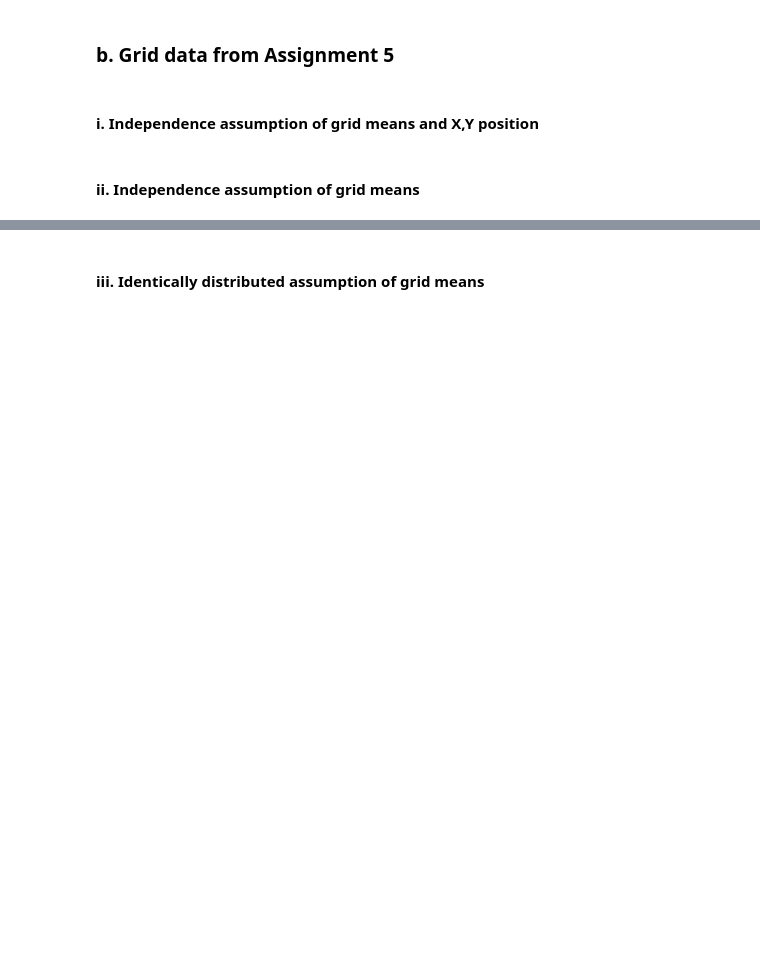
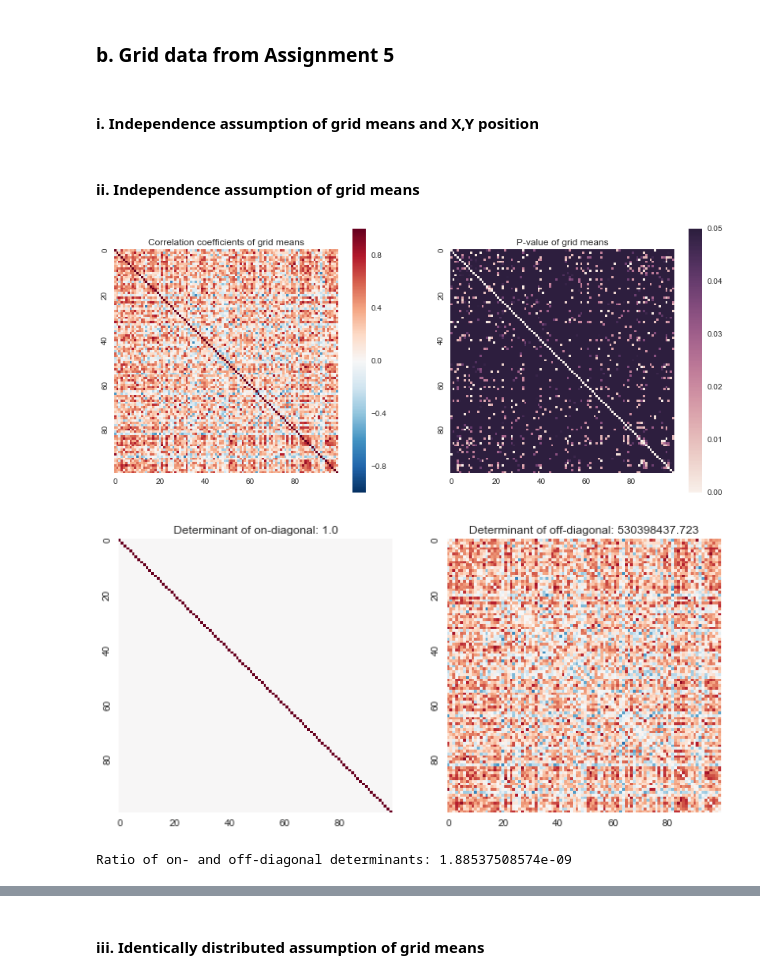
Before and after one commit to Upward-Spiral-Science/chengchang, a Jupyter notebook: Assignment 6.ipynb, the cells around one changed output, grey strips where cells are left out. Cells and saved outputs as stored; diff of their text form; code cells hidden in the pictures; blank space fills up the shorter version.

```diff
--- a/Assignment 6.ipynb
+++ b/Assignment 6.ipynb
@@ -163,8 +160,50 @@ with open('Z_labels.pickle') as f:
 
 # Read grid means
 with open('grid_data.pickle') as f:
-    grid_means, grid_z = pickle.load(f)
+    grid_means, grid_x, grid_y, grid_z = pickle.load(f)
 # %% [markdown]
 #### i. Independence assumption of grid means and X,Y position
 # %% [markdown]
 #### ii. Independence assumption of grid means
+# %%
+out3 = np.array([grid_means[grid_z==z] for z in zvals], dtype=np.float64).T
+
+import scipy.spatial.distance as dist
+
+corr = np.corrcoef(out3)
+
+# # Pearson's correlation coefficients
+# corr = dist.squareform(dist.pdist(out, lambda x, y: ss.pearsonr(x, y)[0]))
+
+# p-values
+pval = dist.squareform(dist.pdist(out3, lambda x, y: ss.pearsonr(x, y)[1]))
+
+plt.figure(figsize=(14, 6))
+plt.subplot(121)
+# plt.figure(figsize=(7,7))
+sns.heatmap(corr, square=True, xticklabels=20, yticklabels=20)
+plt.title('Correlation coefficients of grid means')
+plt.subplot(122)
+sns.heatmap(pval, square=True, vmin=0, vmax=0.05, xticklabels=20, yticklabels=20)
+plt.title('P-value of grid means')
+plt.show()
+
+diag = corr.diagonal() * np.eye(corr.shape[0])
+hollow = corr - diag
+d_det = np.linalg.det(diag)
+h_det = np.linalg.det(hollow)
+
+plt.figure(figsize=(11, 8))
+plt.subplot(121)
+sns.heatmap(diag, vmin=np.min(corr), vmax=np.max(corr), cbar=False, square=True, xticklabels=20, yticklabels=20)
+plt.title('Determinant of on-diagonal: ' + str(d_det))
+plt.subplot(122)
+sns.heatmap(hollow, vmin=np.min(corr), vmax=np.max(corr), cbar=False, square=True, xticklabels=20, yticklabels=20)
+plt.title('Determinant of off-diagonal: ' + str(h_det))
+plt.show()
+
+print "Ratio of on- and off-diagonal determinants: " + str(d_det / h_det)
+# %% [output]
+[figure, added]
+[figure, added]
+Ratio of on- and off-diagonal determinants: 1.88537508574e-09
```
Also changed, not shown: parts of 12 cells of this notebook, 2 other files.
